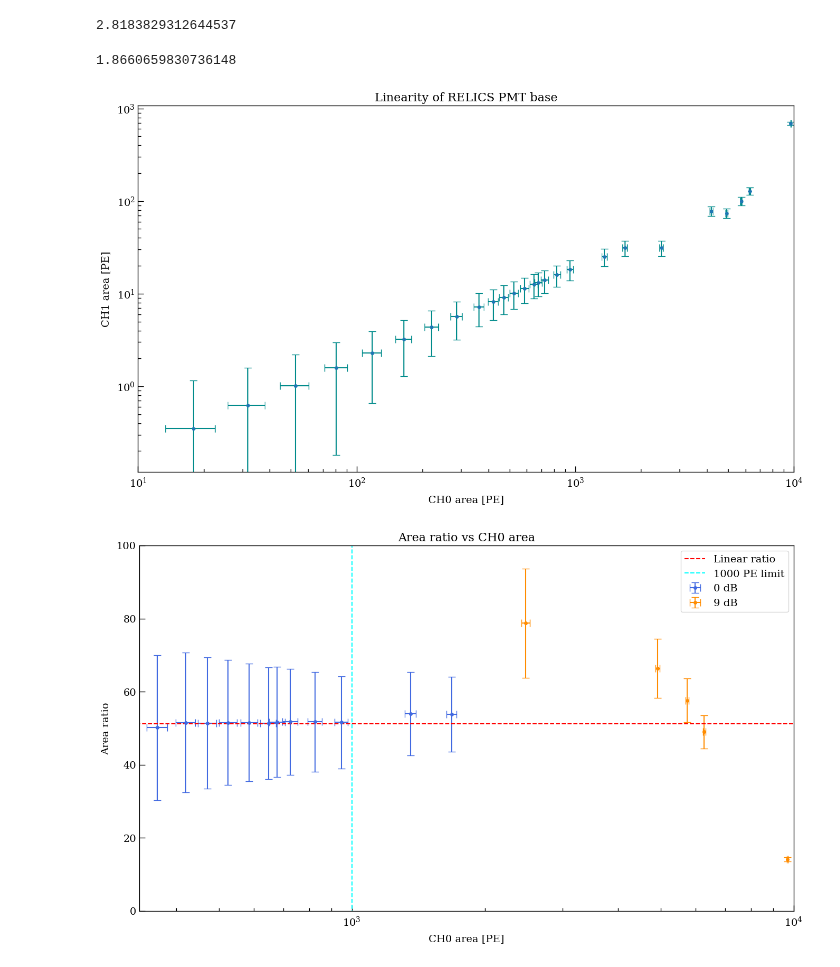
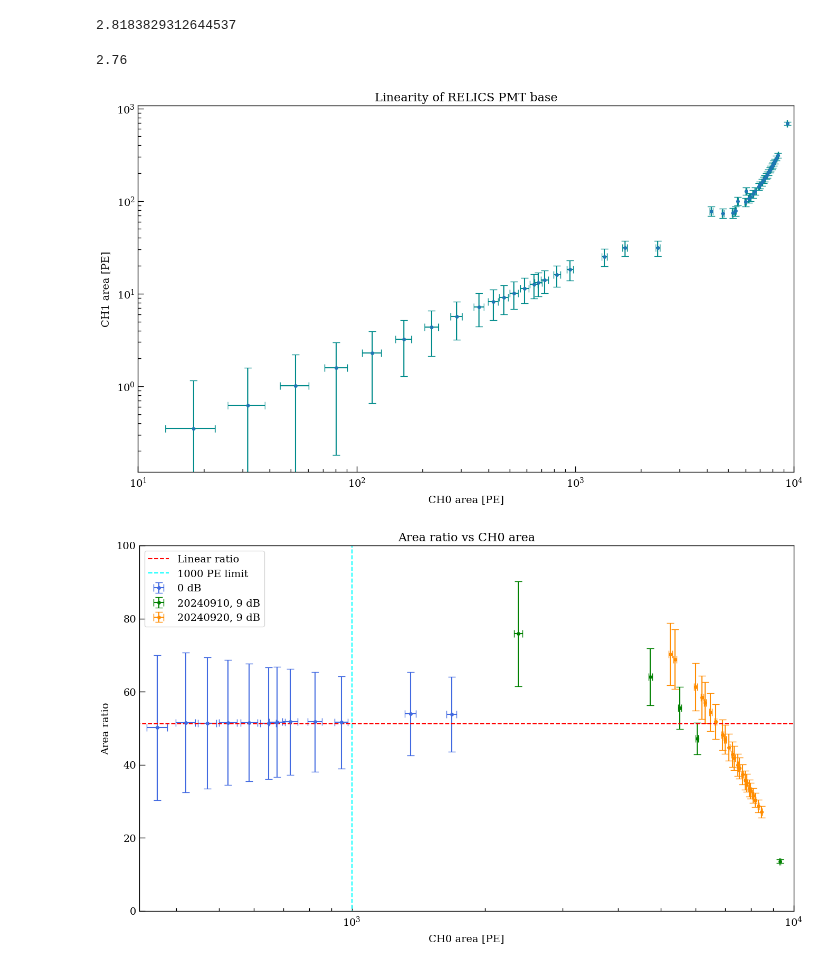
Before and after one commit to Westlake-University-Lsc-lab/RELICS_PMT_Data_Analysis, a Jupyter notebook: LinearityCheck/check_readout_linear.ipynb, the cells around one changed output. Drawn from its saved outputs; the diff is of its cells as text; code cells hidden in the pictures.

Commit message:
Updated new verified ratio

```diff
--- a/LinearityCheck/check_readout_linear.ipynb
+++ b/LinearityCheck/check_readout_linear.ipynb
@@ -83,7 +83,12 @@ T = 100 # ns
 PDiv = 9 # dB
 # %%
 #name = "lv2415_anode_lv2414_dual_"+str(Date)+"_LED_"+str(V)+"V_"+str(offset)+"mV_"+str(T)+"ns_attenuator_"+str(PDiv)+"DB_400_ratio_run0"
-name = "lv2415_anode_lv2414_dual_20240910_LED_1.070V_900mv_100ns_attenuator_9DB_400_ratio_run0"
+
+name = "lv2415_anode_lv2414_dual_20240920_LED_1.190V_900mv_100ns_attenuator_9DB_400_ratio_run0"
+
+#name = "lv2415_anode_lv2414_dual_20240904_LED_2.300V_900mv_10ns_400_ratio_run0"
+#name = "lv2415_anode_lv2414_dual_20240904_LED_2.300V_900mv_10ns_attenuator_9DB_400_ratio_run0"
+
 #name = "lv2415_anode_lv2414_dual_"+str(Date)+"_LED_"+str(V)+"V_"+str(T)+"ns_attenuator_"+str(PDiv)+"DB_400_ratio_run0"
 # %%
 path = "/mnt/data/PMT/R8520_406/"   ##### file path
@@ -542,16 +547,19 @@ scale = 7.034 +/- 0.059
 10**(9/20)
 # %% [output]
 2.8183829312644537
-# %%
-4**(9/20)
-# %% [output]
-1.8660659830736148
+# %%
+2.76 # experimental results
+# %% [output]
+2.76
 # %%
 general = np.genfromtxt('./linear.txt',skip_header=1)
 
 div_ratio = []
 for i in range (0,len(general[:,0])):
-    div_ratio.append(10**(general[i,6]/20))
+    if general[i,6]==0:
+        div_ratio.append(1)
+    elif general[i,6]==9:
+        div_ratio.append(2.71656554) # 10**(general[i,6]/20)
 
 """
 def exp_fit(x,A_0,A,x_0,alpha):
@@ -585,29 +593,31 @@ plt.errorbar(general[:,2]*div_ratio[:],general[:,4],xerr=general[:,3]*div_ratio[
 plt.savefig('./img/area_linear_generalised.png',dpi=300)
 plt.show()
 # %% [output]
-[figure, old version]
+[figure, new version]
 # %%
 general_ratio = general[:,2]*div_ratio[:] / general[:,4]
 general_ratio_error = general_ratio * np.sqrt((general[:,3]/general[:,2])**2+(general[:,5]/general[:,4])**2)
 
 plt.figure(figsize=(16,9))
 plt.title('Area ratio vs CH0 area')
 plt.xscale('log')
 plt.xlabel('CH0 area [PE]')
 plt.ylabel('Area ratio')
 plt.xlim(330,10000)
 plt.ylim(0,100)
 
 plt.errorbar(general[:20,2]*div_ratio[:20],general_ratio[:20],xerr=general[:20,3]*div_ratio[:20],yerr=general_ratio_error[:20],
              fmt='o',color = 'royalblue',label='0 dB')
-plt.errorbar(general[21:,2]*div_ratio[21:],general_ratio[21:],xerr=general[21:,3]*div_ratio[21:],yerr=general_ratio_error[21:],
-             fmt='o',color = 'darkorange',label='9 dB')
+plt.errorbar(general[21:26,2]*div_ratio[21:26],general_ratio[21:26],xerr=general[21:26,3]*div_ratio[21:26],yerr=general_ratio_error[21:26],
+             fmt='o',color = 'green',label='20240910, 9 dB')
+plt.errorbar(general[26:,2]*div_ratio[26:],general_ratio[26:],xerr=general[26:,3]*div_ratio[26:],yerr=general_ratio_error[26:],
+             fmt='o',color = 'darkorange',label='20240920, 9 dB')
 plt.hlines(y = 51.27,color = 'red',linestyles='dashed',xmin = 0,xmax = 10000,label='Linear ratio')
 plt.vlines(x = 1000,ymin = -50,ymax = 170, color = 'cyan',
            linestyles='dashed',label='1000 PE limit')
 
 plt.legend()
 plt.savefig('./img/area_ratio_generalised.png',dpi = 300)
 plt.show()
 # %% [output]
-[figure, old version]
+[figure, new version]
```
Also changed, not shown: parts of 7 cells of this notebook.
